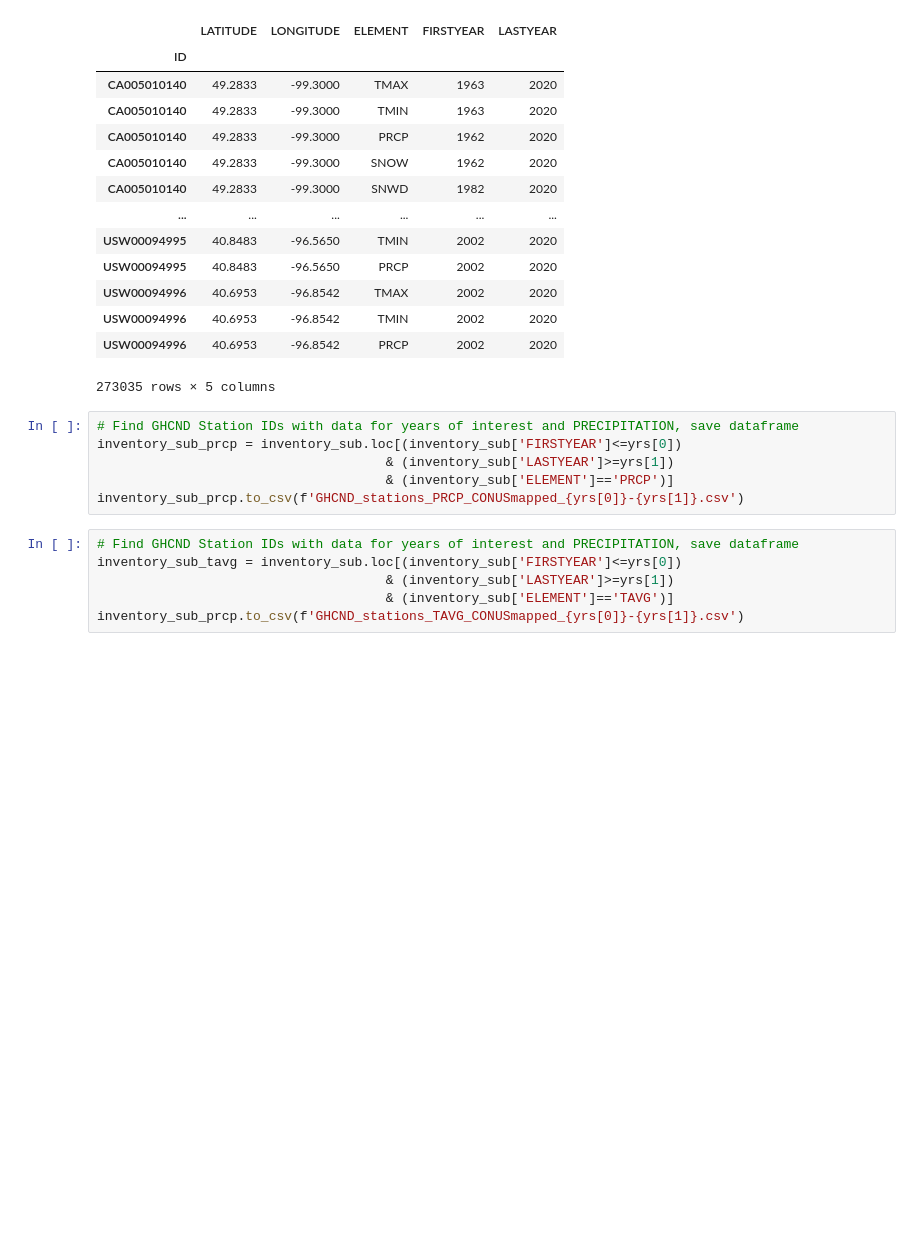
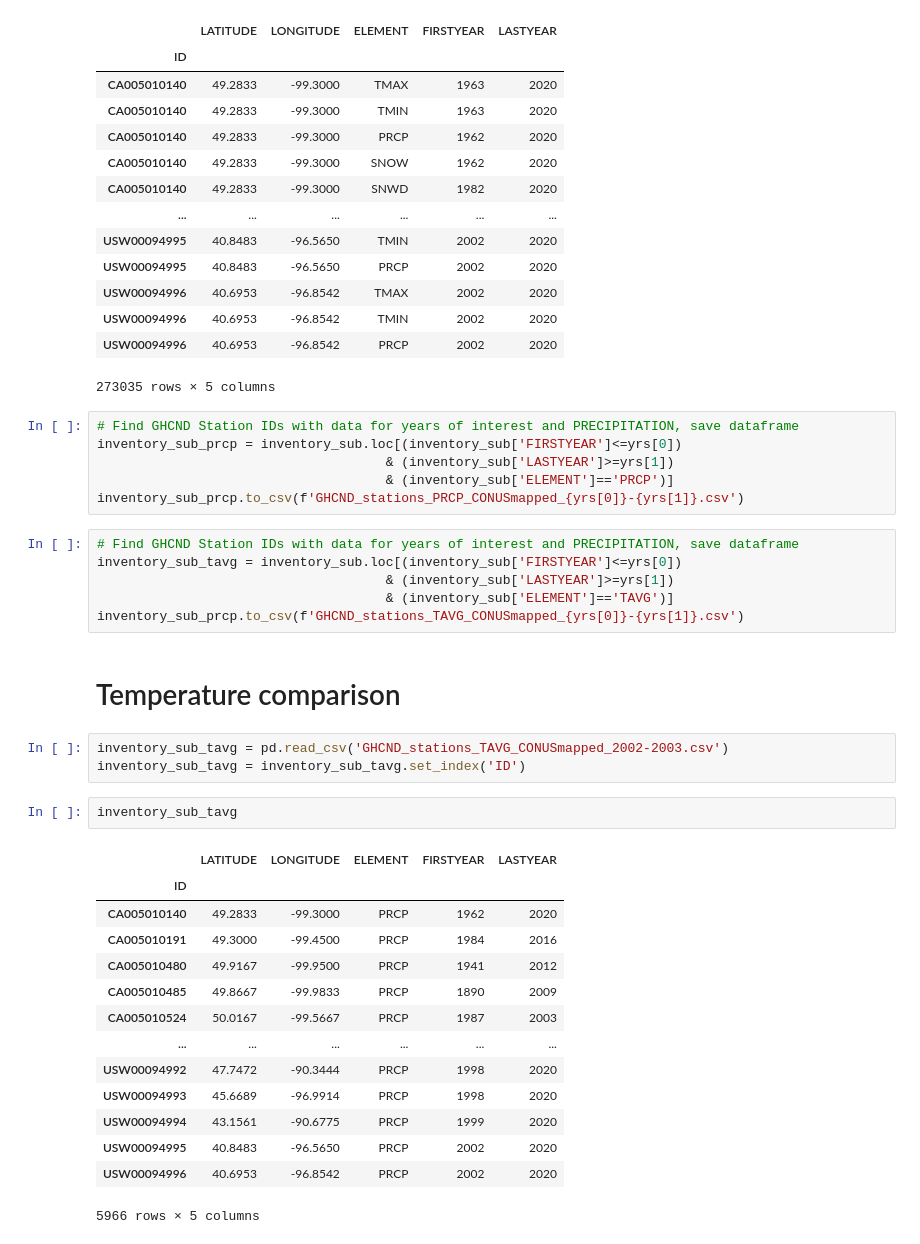
Before and after one commit to danielletijerina/PFCONUS2-analysis, a Jupyter notebook: scripts/Validation/GHCND/MapStations.ipynb, the cells around one changed output. Drawn from its saved outputs; the diff is of its cells as text; blank space fills up the shorter version.

```diff
--- a/scripts/Validation/GHCND/MapStations.ipynb
+++ b/scripts/Validation/GHCND/MapStations.ipynb
@@ -260,3 +262,25 @@ inventory_sub_tavg = inventory_sub.loc[(inventory_sub['FIRSTYEAR']<=yrs[0])
                                      & (inventory_sub['LASTYEAR']>=yrs[1])
                                      & (inventory_sub['ELEMENT']=='TAVG')]
 inventory_sub_prcp.to_csv(f'GHCND_stations_TAVG_CONUSmapped_{yrs[0]}-{yrs[1]}.csv')
+# %% [markdown]
+# Temperature comparison
+# %%
+inventory_sub_tavg = pd.read_csv('GHCND_stations_TAVG_CONUSmapped_2002-2003.csv')
+inventory_sub_tavg = inventory_sub_tavg.set_index('ID')
+# %%
+inventory_sub_tavg
+# %% [output]
+|  | LATITUDE | LONGITUDE | ELEMENT | FIRSTYEAR | LASTYEAR |
+| ID |  |  |  |  |  |
+| CA005010140 | 49.2833 | -99.3000 | PRCP | 1962 | 2020 |
+| CA005010191 | 49.3000 | -99.4500 | PRCP | 1984 | 2016 |
+| CA005010480 | 49.9167 | -99.9500 | PRCP | 1941 | 2012 |
+| CA005010485 | 49.8667 | -99.9833 | PRCP | 1890 | 2009 |
+| CA005010524 | 50.0167 | -99.5667 | PRCP | 1987 | 2003 |
+| ... | ... | ... | ... | ... | ... |
+| USW00094992 | 47.7472 | -90.3444 | PRCP | 1998 | 2020 |
+| USW00094993 | 45.6689 | -96.9914 | PRCP | 1998 | 2020 |
+| USW00094994 | 43.1561 | -90.6775 | PRCP | 1999 | 2020 |
+| USW00094995 | 40.8483 | -96.5650 | PRCP | 2002 | 2020 |
+| USW00094996 | 40.6953 | -96.8542 | PRCP | 2002 | 2020 |
+5966 rows × 5 columns
```
Also changed, not shown: parts of 5 cells of this notebook, 4 other files.
